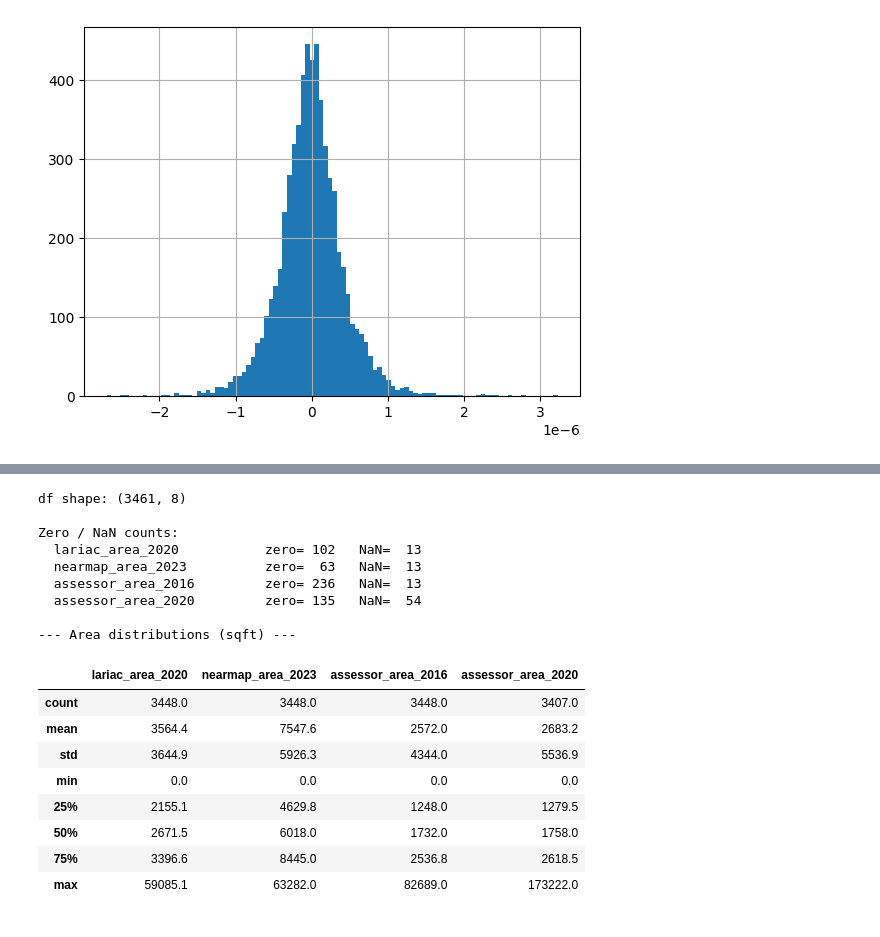
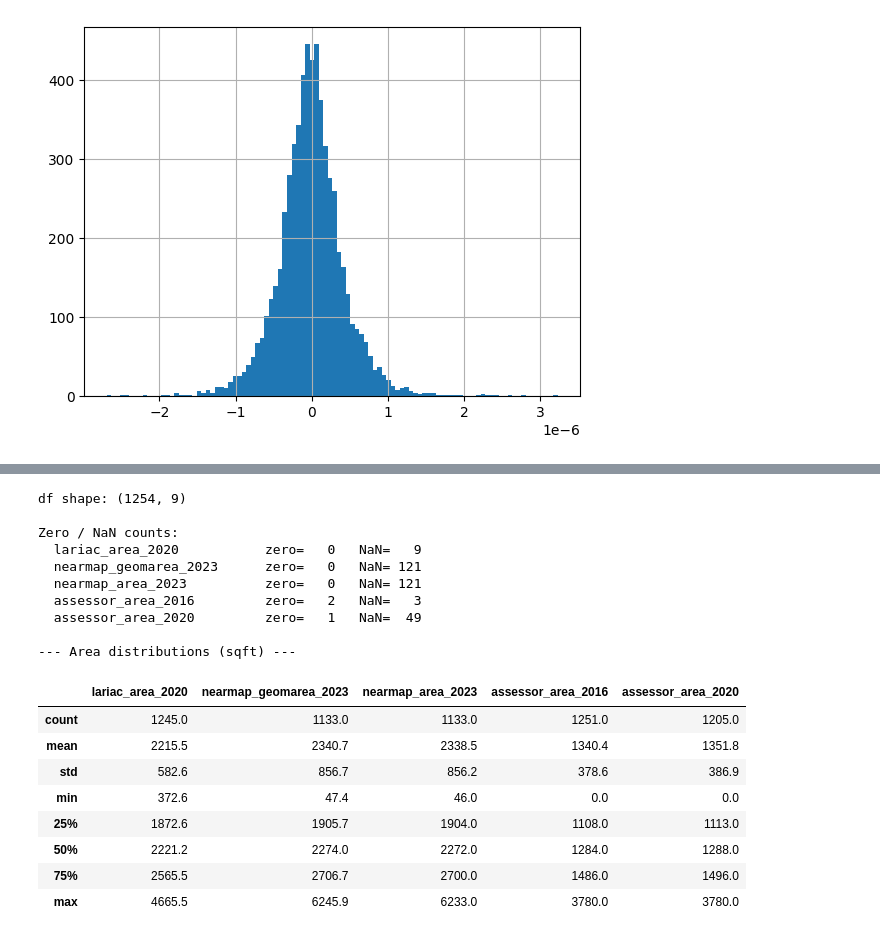
Before and after one commit to AdamSwietek/Hidden_Housing, a Jupyter notebook: notebooks/eda/feb12.ipynb, the cells around one changed output, grey strips where cells are left out. Cells and saved outputs as stored; diff of their text form; code cells hidden in the pictures.

```diff
--- a/notebooks/eda/feb12.ipynb
+++ b/notebooks/eda/feb12.ipynb
@@ -65,3 +69,5 @@ EPSG:2229 EPSG:2229 EPSG:2229 EPSG:2229
+# %%
+nearmap_building.to_crs(landbase.crs, inplace=True)
 # %%
 ' calculated area vs area col is different. why?'
 print((nearmap_building.area - nearmap_building.areaSqft).describe())#.hist(bins = 100)
@@ -102,7 +108,8 @@ nm = nearmap_building[['id','areaSqft','clippedAreaSqft','geomarea','geometry']]
 
 lb = landbase[['ASSETID', 'geometry']].copy()
 
-asr = assessor.copy()
+asr = assessor[assessor['PropertyType'] == "SFR"].copy()
+asr2 = assessor2[assessor2['PropertyType'] == "SFR"].copy()
 
 lar = lariac.dropna(subset=['HEIGHT'])[['BLD_ID','AREA', 'geometry']].copy()
 # %%
@@ -120,4 +161,0 @@ joined_nm = gpd.sjoin(joined.drop(columns=['index_right']), nm, how='left', pred
-# %%
-'''merge landbase and assessor'''
-joined2 = gpd.sjoin(lb, assessor2, how='inner', predicate='intersects')
-joined2.groupby('AIN')['SQFTMAIN'].sum().describe()
@@ -134,13 +162,16 @@ dtype: float64
 # %%
 results = {
-    'size': joined.groupby('AIN').size(),
+    'assessor_size': joined.groupby('AIN').size(),
+    # 'lariac_size': joined_lar.groupby('AIN').size(),
+    # 'nearmap_size': joined_nm.groupby('AIN').size(),
     'lariac_area_2020': joined_lar.groupby('AIN')['AREA'].sum(),
     'nearmap_area_2023': joined_nm.groupby('AIN')['areaSqft'].sum(),
+    'nearmap_geomarea_2023': joined_nm.groupby('AIN')['geomarea'].sum(),
     'assessor_area_2016': joined.groupby('AIN')['SQFTmain'].sum(),
     'assessor_area_2020': joined2.groupby('AIN')['SQFTmain'].sum(),
     #add geoms
-    'lariac_geom_2020': joined_lar.groupby('AIN')['geometry'].apply(lambda x: x.unary_union),
-    'nearmap_geom_2023': joined_nm.groupby('AIN')['geometry'].apply(lambda x: x.unary_union),
+    'lariac_geom_2020': joined_lar.groupby('AIN')['lar_geometry'].apply(lambda x: x.unary_union),
+    'nearmap_geom_2023': joined_nm.groupby('AIN')['nm_geometry'].apply(lambda x: x.unary_union),
     'landbase_geom_2016': joined.groupby('AIN')['geometry'].apply(lambda x: x.unary_union)
 }
 # %%
@@ -149,32 +180,33 @@ import geopandas as gpd
 df = gpd.GeoDataFrame(results, geometry='landbase_geom_2016')
 # %%
 '''--- SUMMARY STATS ---'''
-area_cols = ['lariac_area_2020', 'nearmap_area_2023', 'assessor_area_2016', 'assessor_area_2020']
+area_cols = ['lariac_area_2020', 'nearmap_geomarea_2023','nearmap_area_2023', 'assessor_area_2016', 'assessor_area_2020']
 
 print(f"df shape: {df.shape}")
 print(f"\nZero / NaN counts:")
 for c in area_cols:
     print(f"  {c:25s}  zero={int((df[c] == 0).sum()):4d}   NaN={int(df[c].isna().sum()):4d}")
 
 print("\n--- Area distributions (sqft) ---")
 df[area_cols].describe().round(1)
 # %% [output]
-df shape: (3461, 8)
+df shape: (1254, 9)
 
 Zero / NaN counts:
-  lariac_area_2020           zero= 102   NaN=  13
-  nearmap_area_2023          zero=  63   NaN=  13
-  assessor_area_2016         zero= 236   NaN=  13
-  assessor_area_2020         zero= 135   NaN=  54
+  lariac_area_2020           zero=   0   NaN=   9
+  nearmap_geomarea_2023      zero=   0   NaN= 121
+  nearmap_area_2023          zero=   0   NaN= 121
+  assessor_area_2016         zero=   2   NaN=   3
+  assessor_area_2020         zero=   1   NaN=  49
 
 --- Area distributions (sqft) ---
-|  | lariac_area_2020 | nearmap_area_2023 | assessor_area_2016 | assessor_area_2020 |
-| count | 3448.0 | 3448.0 | 3448.0 | 3407.0 |
-| mean | 3564.4 | 7547.6 | 2572.0 | 2683.2 |
-| std | 3644.9 | 5926.3 | 4344.0 | 5536.9 |
-| min | 0.0 | 0.0 | 0.0 | 0.0 |
-| 25% | 2155.1 | 4629.8 | 1248.0 | 1279.5 |
-| 50% | 2671.5 | 6018.0 | 1732.0 | 1758.0 |
-| 75% | 3396.6 | 8445.0 | 2536.8 | 2618.5 |
-| max | 59085.1 | 63282.0 | 82689.0 | 173222.0 |
+|  | lariac_area_2020 | nearmap_geomarea_2023 | nearmap_area_2023 | assessor_area_2016 | assessor_area_2020 |
+| count | 1245.0 | 1133.0 | 1133.0 | 1251.0 | 1205.0 |
+| mean | 2215.5 | 2340.7 | 2338.5 | 1340.4 | 1351.8 |
+| std | 582.6 | 856.7 | 856.2 | 378.6 | 386.9 |
+| min | 372.6 | 47.4 | 46.0 | 0.0 | 0.0 |
+| 25% | 1872.6 | 1905.7 | 1904.0 | 1108.0 | 1113.0 |
+| 50% | 2221.2 | 2274.0 | 2272.0 | 1284.0 | 1288.0 |
+| 75% | 2565.5 | 2706.7 | 2700.0 | 1486.0 | 1496.0 |
+| max | 4665.5 | 6245.9 | 6233.0 | 3780.0 | 3780.0 |
 # %%
```
Also changed, not shown: parts of 13 cells of this notebook.
